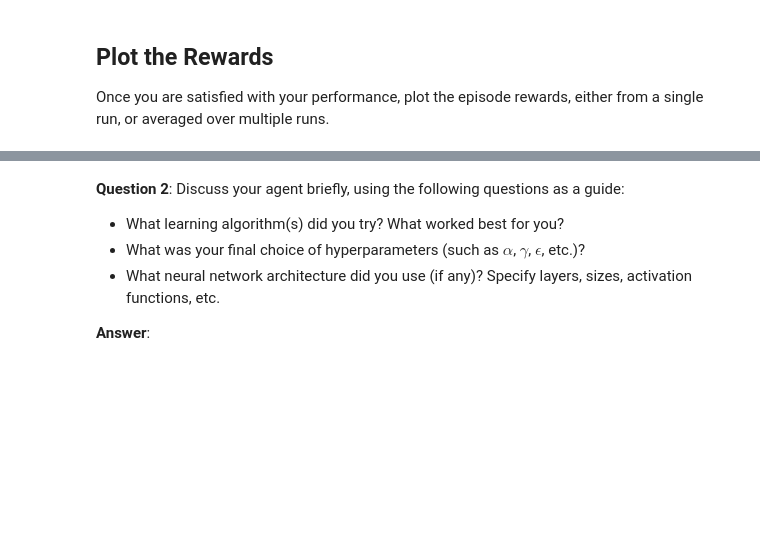
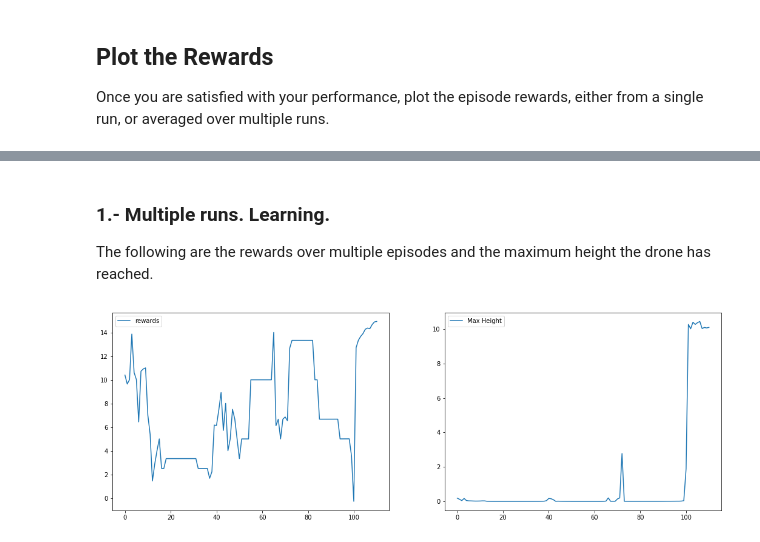
Before and after one commit to gregoriomezquita/RL-Quadcopter-2, a Jupyter notebook: Quadcopter_Project.ipynb, the cells around one changed output, grey strips where cells are left out. Drawn from its saved outputs; the diff is of its cells as text; code cells hidden in the pictures; blank space fills up the shorter version.

```diff
--- a/Quadcopter_Project.ipynb
+++ b/Quadcopter_Project.ipynb
@@ -341,8 +333,19 @@ Once you are satisfied with your performance, plot the episode rewards, either f
-# %% [markdown]
-**Question 2**: Discuss your agent briefly, using the following questions as a guide:
-
-- What learning algorithm(s) did you try? What worked best for you?
-- What was your final choice of hyperparameters (such as $\alpha$, $\gamma$, $\epsilon$, etc.)?
-- What neural network architecture did you use (if any)? Specify layers, sizes, activation functions, etc.
-
-**Answer**:
+# %% [markdown]
+### 1.- Multiple runs. Learning.
+The following are the rewards over multiple episodes and the maximum height the drone has reached.
+# %%
+## TODO: Plot the rewards.
+import matplotlib.pyplot as plt
+%matplotlib inline
+
+fig = plt.figure(figsize=(18, 6))
+plt.subplot(1, 2, 1)
+plt.plot(rewards, label='rewards')
+plt.legend()
+plt.subplot(1, 2, 2)
+plt.plot(zs, label='Max Height')
+plt.legend()
+
+plt.show()
+# %% [output]
+[figure, added]
```
Also changed, not shown: parts of 10 cells of this notebook.
